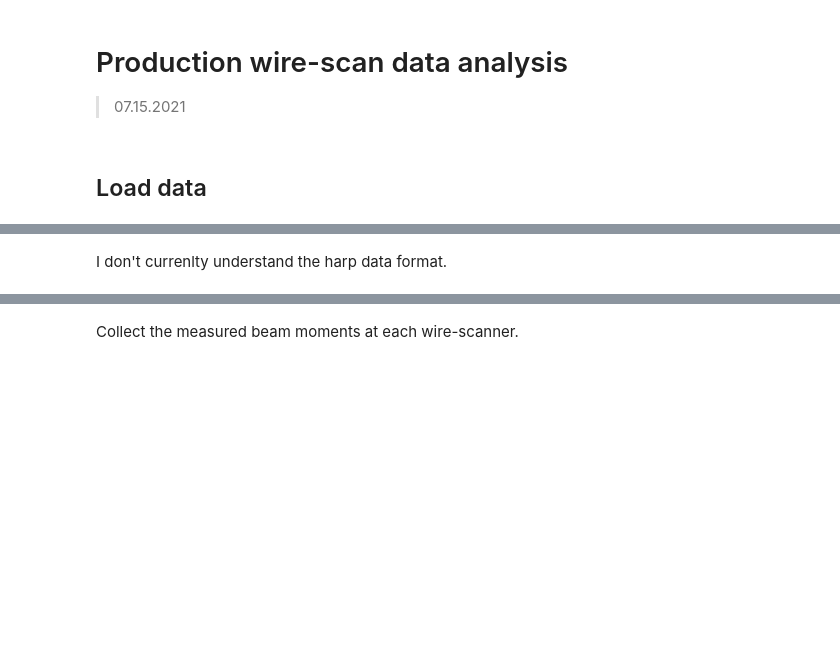
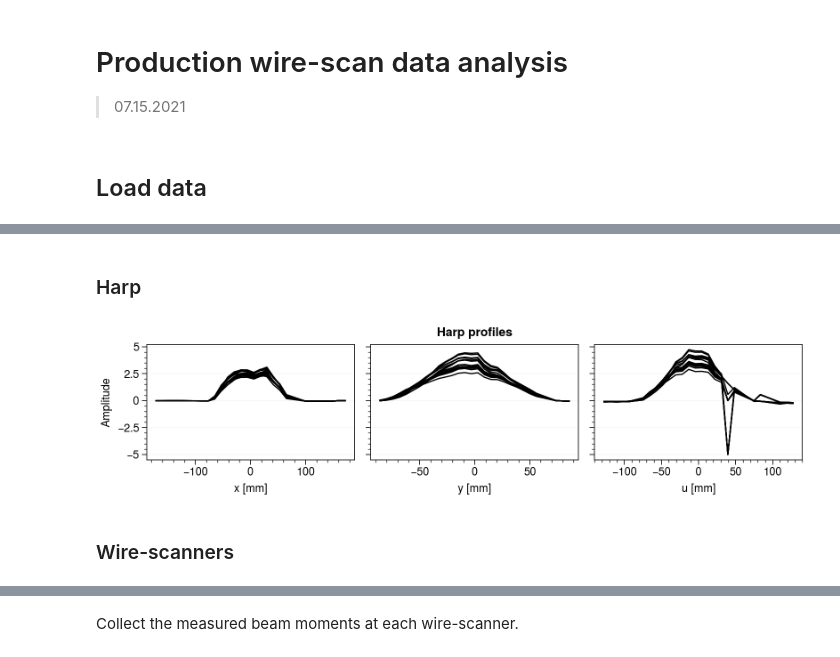
Before and after one commit to austin-hoover/emittance-measurement, a Jupyter notebook: emittance_measurement_4D/_saved/2021-ws-data-production/analysis.ipynb, the cells around one changed output, grey strips where cells are left out. Saved outputs shown, nothing was run; the diff lists cells and outputs as text; code cells hidden in the pictures; blank space fills up the shorter version.

```diff
--- a/emittance_measurement_4D/_saved/2021-ws-data-production/analysis.ipynb
+++ b/emittance_measurement_4D/_saved/2021-ws-data-production/analysis.ipynb
@@ -58,2 +77,0 @@ filenames_harp
-# %% [markdown]
-I don't currenlty understand the harp data format.
@@ -66 +78,21 @@ I don't currenlty understand the harp data format.
+# %% [markdown]
+### Harp
+# %%
+harp_profiles = [em.read_pta_harp(filename) for filename in filenames_harp]
+# %%
+fig, axes = plot.subplots(ncols=3, figsize=(8, 2), spanx=False)
+axes[0].set_xlabel('x [mm]')
+axes[1].set_xlabel('y [mm]')
+axes[2].set_xlabel('u [mm]')
+axes[0].set_ylabel('Amplitude')
+for profile in harp_profiles:
+    signals = [profile.hor, profile.ver, profile.dia]
+    for ax, signal in zip(axes, signals):
+        ax.plot(signal.pos, signal.raw, marker=None, lw=1, color='k')
+axes.grid(axis='x')
+axes.format(suptitle='Harp profiles')
+# %% [output]
+[figure, added]
+# %% [markdown]
+### Wire-scanners
 # %%
```
Also changed, not shown: parts of 27 cells of this notebook.
